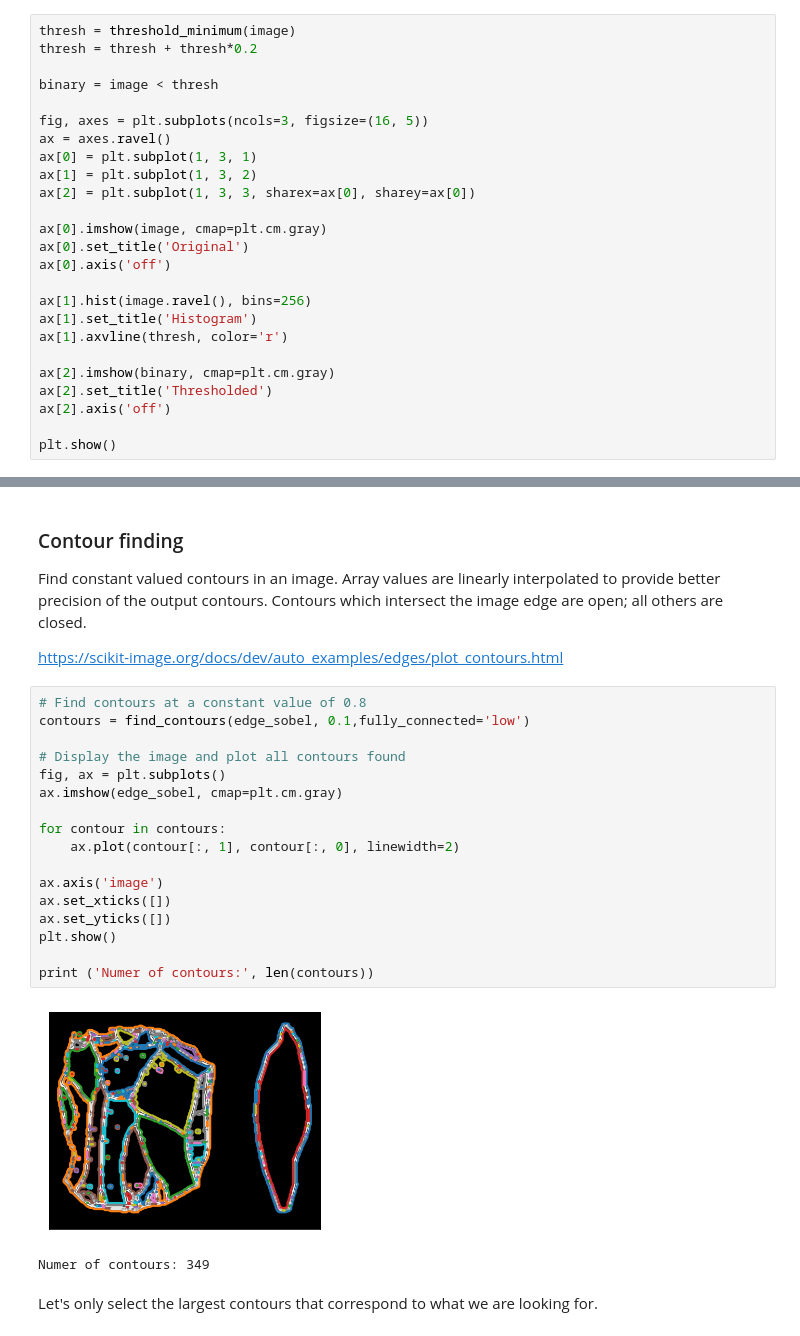
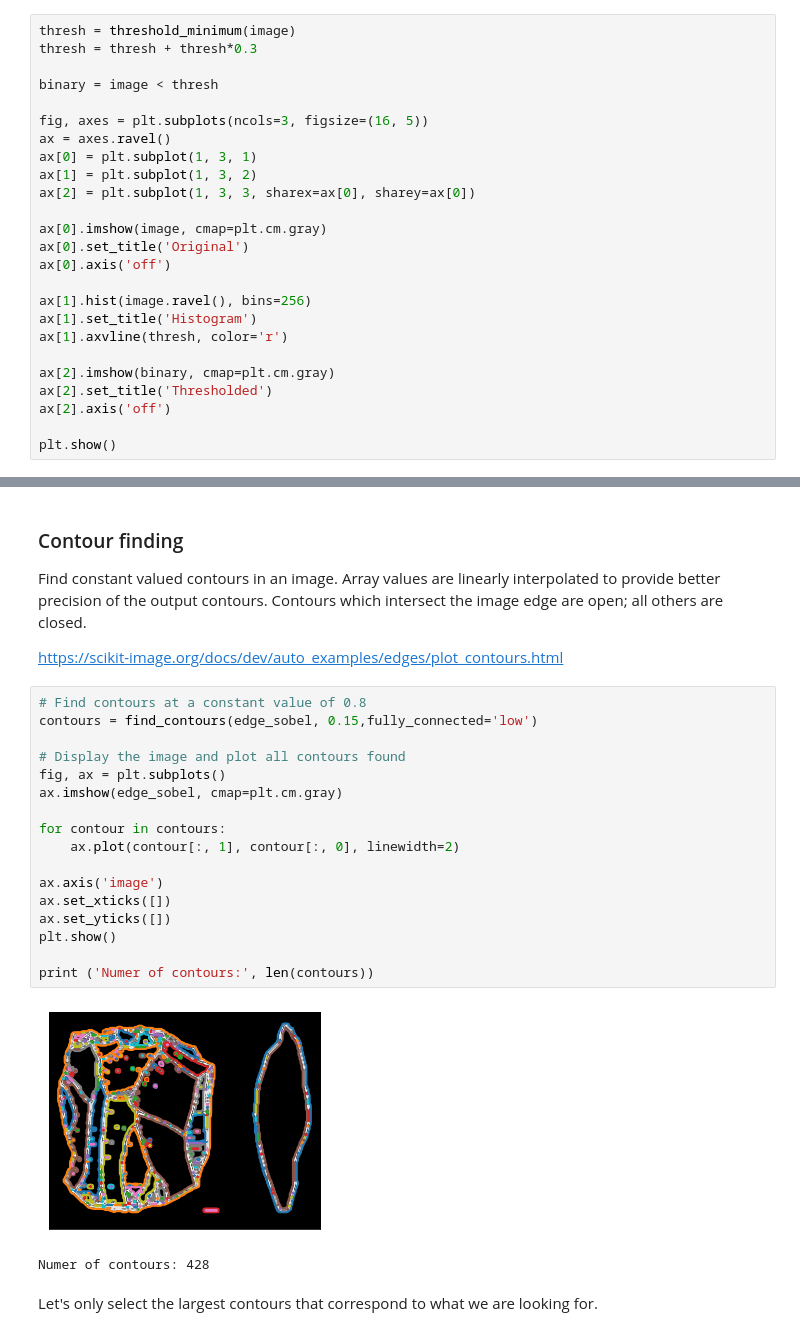
Before and after one commit to alan-turing-institute/Palaeoanalytics, a Jupyter notebook: notebooks/exploration/simple_edge_detection.ipynb, the cells around one changed output, grey strips where cells are left out. Drawn from its saved outputs; the diff is of its cells as text.

```diff
--- a/notebooks/exploration/simple_edge_detection.ipynb
+++ b/notebooks/exploration/simple_edge_detection.ipynb
@@ -75,6 +75,6 @@ In here we will use it select only the main fractures.
 # %%
 thresh = threshold_minimum(image)
-thresh = thresh + thresh*0.2
+thresh = thresh + thresh*0.3
 
 binary = image < thresh
 
@@ -151,24 +151,24 @@ Find constant valued contours in an image. Array values are linearly interpolate
 https://scikit-image.org/docs/dev/auto_examples/edges/plot_contours.html
 # %%
 # Find contours at a constant value of 0.8
-contours = find_contours(edge_sobel, 0.1,fully_connected='low')
+contours = find_contours(edge_sobel, 0.15,fully_connected='low')
 
 # Display the image and plot all contours found
 fig, ax = plt.subplots()
 ax.imshow(edge_sobel, cmap=plt.cm.gray)
 
 for contour in contours:
     ax.plot(contour[:, 1], contour[:, 0], linewidth=2)
 
 ax.axis('image')
 ax.set_xticks([])
 ax.set_yticks([])
 plt.show()
 
 print ('Numer of contours:', len(contours))
 # %% [output]
-[figure, old version]
+[figure, new version]
-Numer of contours: 349
+Numer of contours: 428
 # %% [markdown]
 Let's only select the largest contours that correspond to what we are looking for.
 # %%
```
Also changed, not shown: parts of 25 cells of this notebook.
